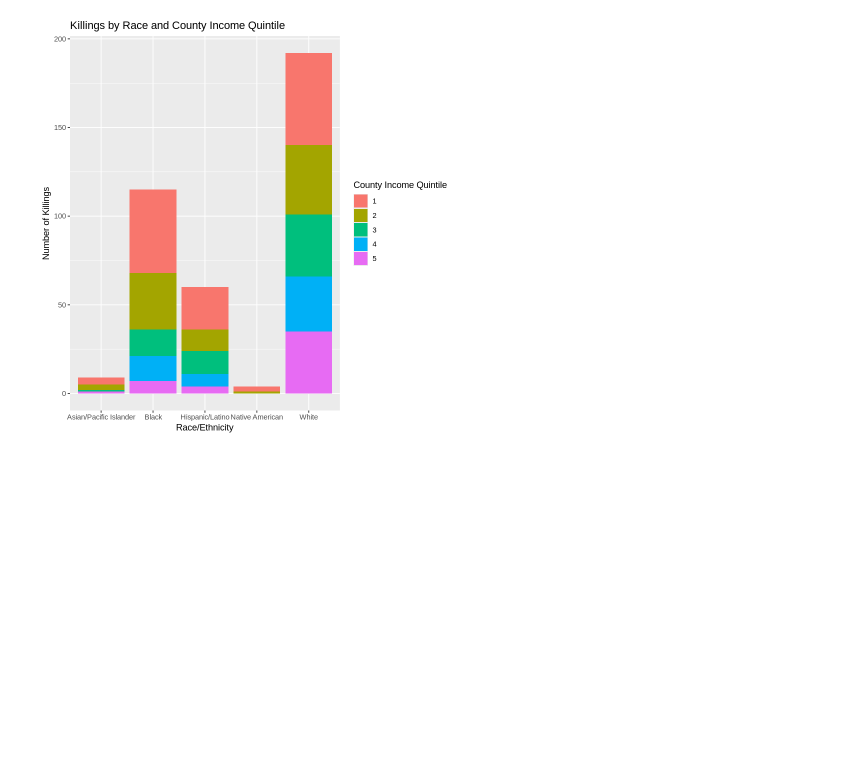
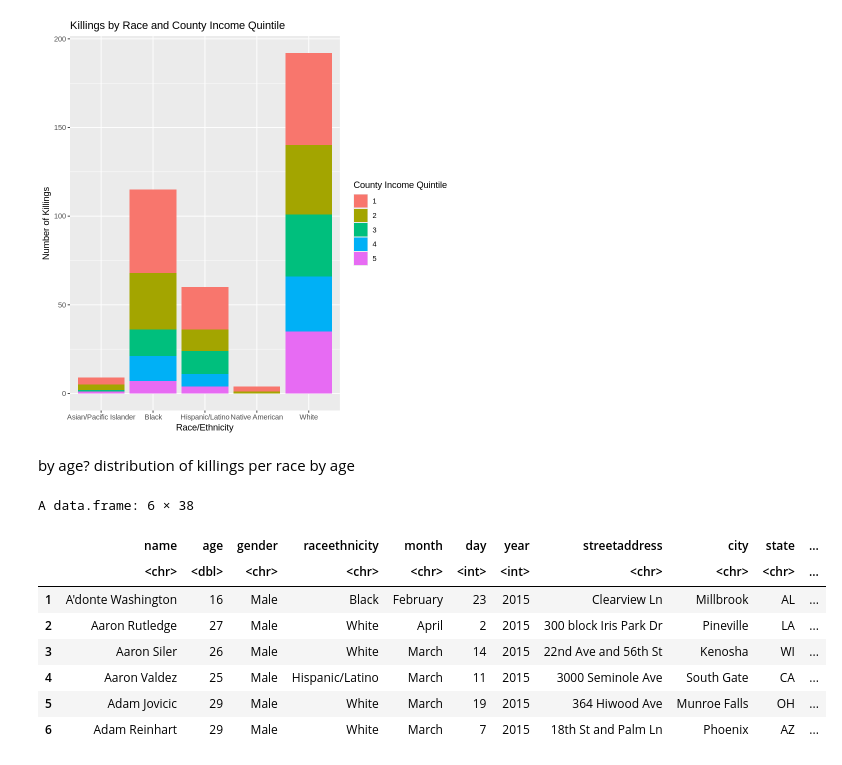
Before and after one commit to bwaves26/statclass, a Jupyter notebook: finalproject.ipynb, the cells around one changed output. Saved outputs shown, nothing was run; the diff lists cells and outputs as text; code cells hidden in the pictures; blank space fills up the shorter version.

```diff
--- a/finalproject.ipynb
+++ b/finalproject.ipynb
@@ -151,3 +151,18 @@ ggplot(police_killings_clean, aes(x = raceethnicity, fill = as.factor(county_buc
        fill = "County Income Quintile")
 # %% [output]
 [figure]
+# %% [markdown]
+by age?
+distribution of killings per race by age
+# %%
+head(police_killings_clean)
+# %% [output]
+A data.frame: 6 × 38
+|  | name | age | gender | raceethnicity | month | day | year | streetaddress | city | state | ... |
+|  | <chr> | <dbl> | <chr> | <chr> | <chr> | <int> | <int> | <chr> | <chr> | <chr> | ... |
+| 1 | A'donte Washington | 16 | Male | Black | February | 23 | 2015 | Clearview Ln | Millbrook | AL | ... |
+| 2 | Aaron Rutledge | 27 | Male | White | April | 2 | 2015 | 300 block Iris Park Dr | Pineville | LA | ... |
+| 3 | Aaron Siler | 26 | Male | White | March | 14 | 2015 | 22nd Ave and 56th St | Kenosha | WI | ... |
+| 4 | Aaron Valdez | 25 | Male | Hispanic/Latino | March | 11 | 2015 | 3000 Seminole Ave | South Gate | CA | ... |
+| 5 | Adam Jovicic | 29 | Male | White | March | 19 | 2015 | 364 Hiwood Ave | Munroe Falls | OH | ... |
+| 6 | Adam Reinhart | 29 | Male | White | March | 7 | 2015 | 18th St and Palm Ln | Phoenix | AZ | ... |
```
Also changed, not shown: parts of 2 cells of this notebook.
